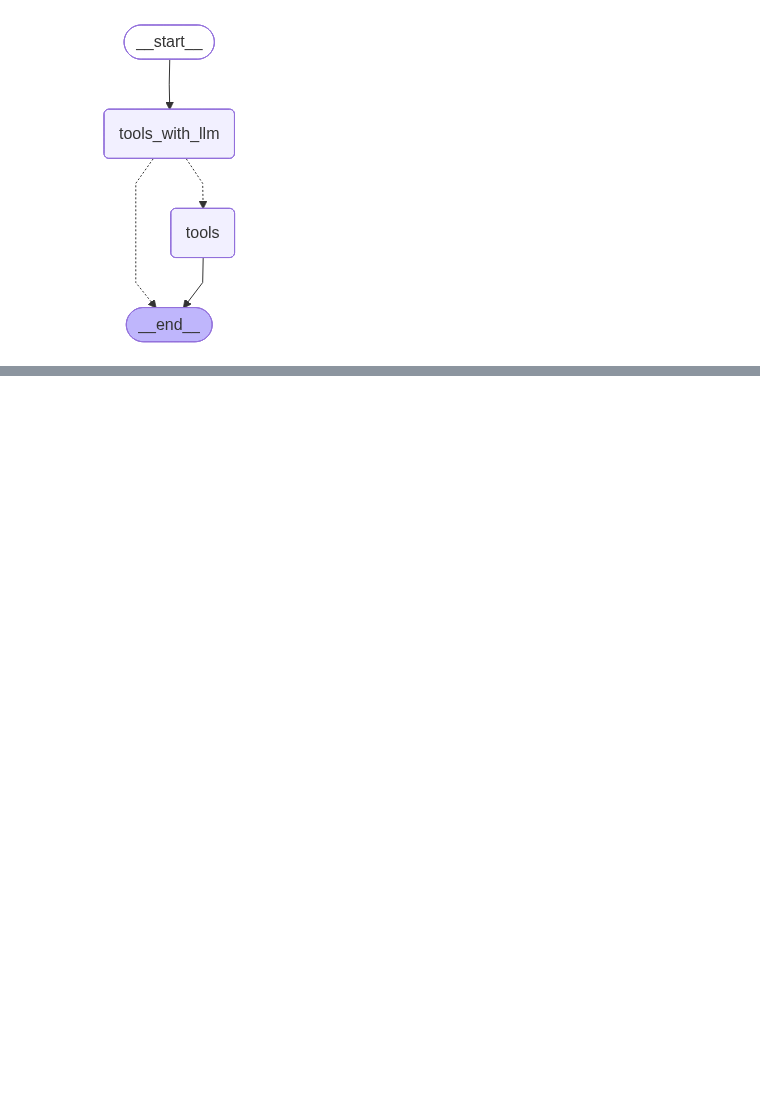
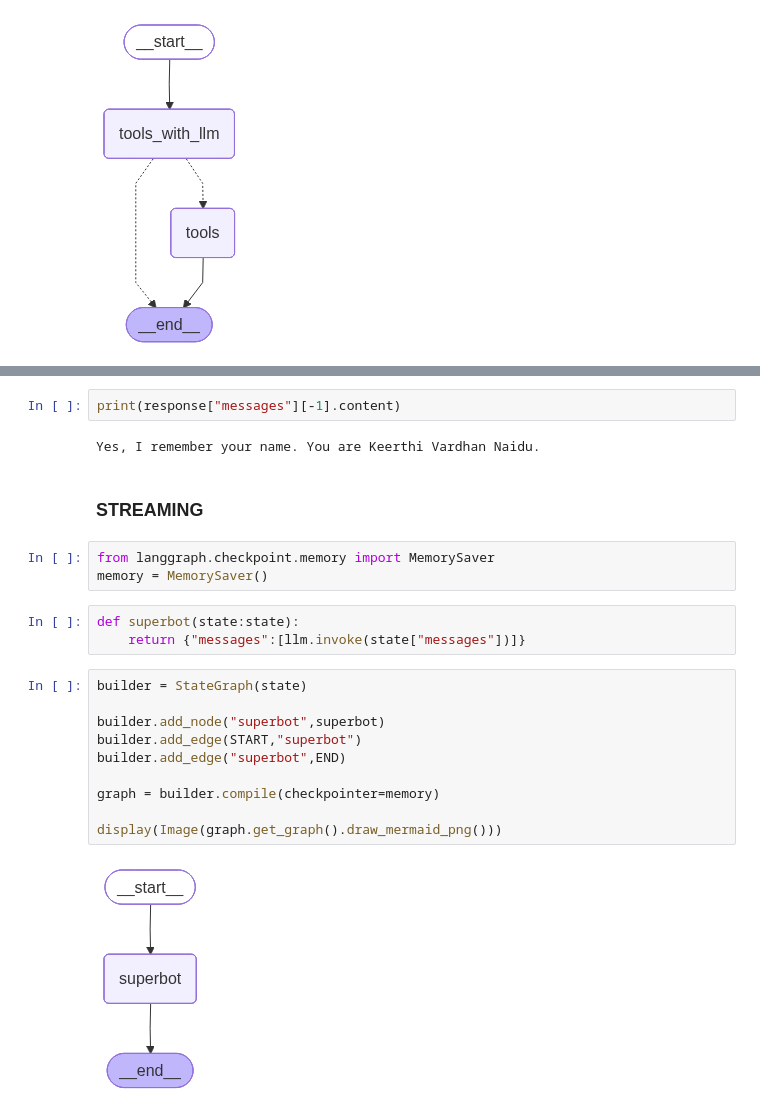
Before and after one commit to Keerthivardhan1507/AgenticAI-Langgraph, a Jupyter notebook: 1.Basicchatbot/chatbot.ipynb, the cells around one changed output, grey strips where cells are left out. Cells and saved outputs as stored; diff of their text form; blank space fills up the shorter version.

```diff
--- a/1.Basicchatbot/chatbot.ipynb
+++ b/1.Basicchatbot/chatbot.ipynb
@@ -158,0 +323,24 @@ Name: tavily_search
+# %%
+print(response["messages"][-1].content)
+# %% [output]
+Yes, I remember your name. You are Keerthi Vardhan Naidu.
+# %% [markdown]
+### STREAMING
+# %%
+from langgraph.checkpoint.memory import MemorySaver
+memory = MemorySaver()
+# %%
+def superbot(state:state):
+    return {"messages":[llm.invoke(state["messages"])]}
+# %%
+builder = StateGraph(state)
+
+builder.add_node("superbot",superbot)
+builder.add_edge(START,"superbot")
+builder.add_edge("superbot",END)
+
+graph = builder.compile(checkpointer=memory)
+
+display(Image(graph.get_graph().draw_mermaid_png()))
+# %% [output]
+[figure, added]
```
Also changed, not shown: parts of 23 cells of this notebook.
